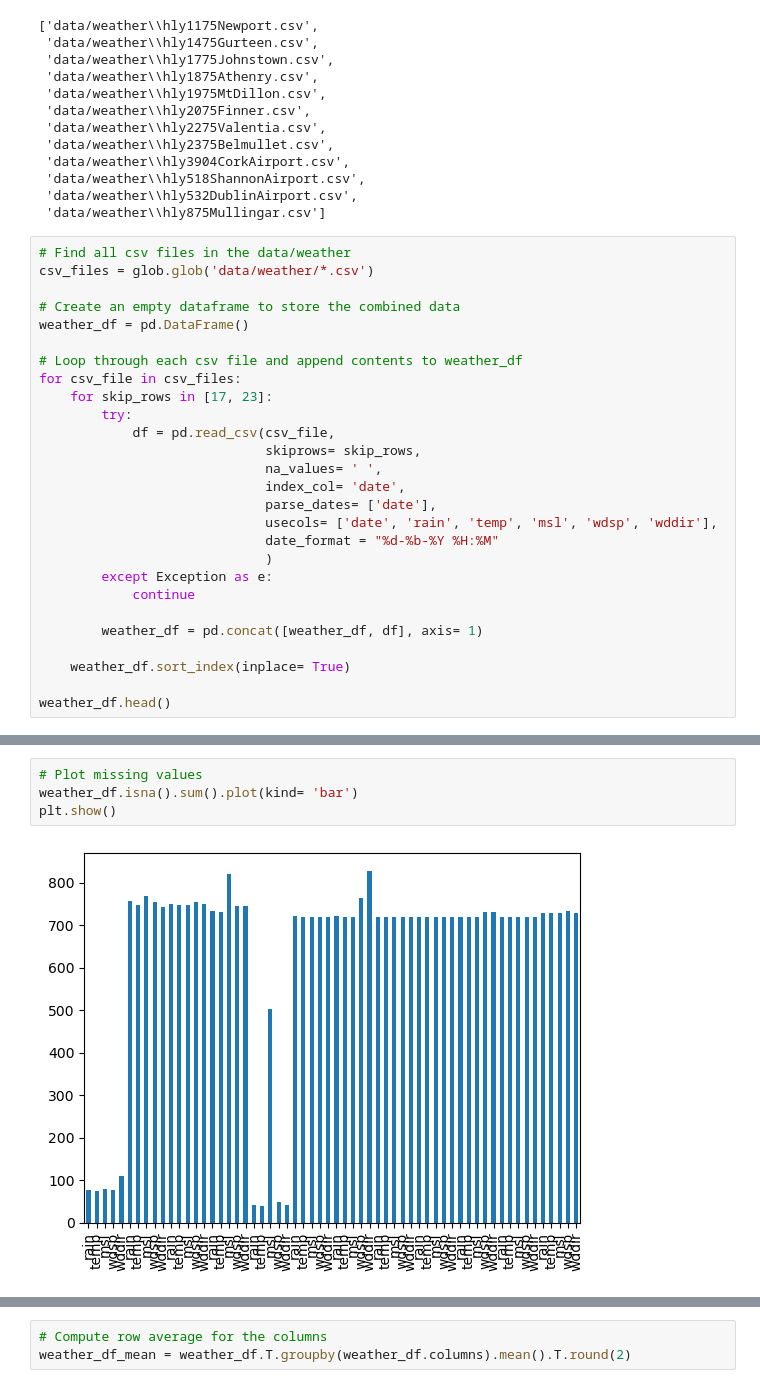
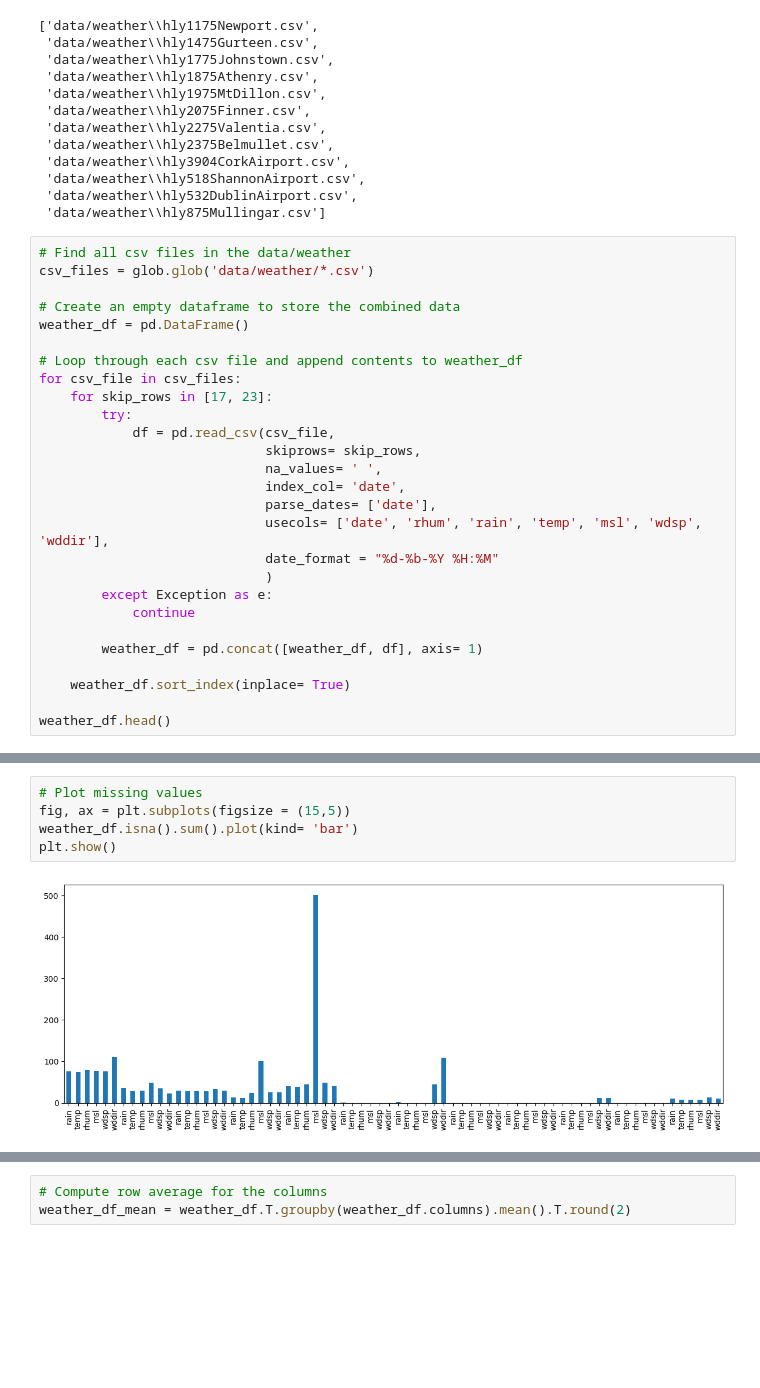
Before and after one commit to IreneKilgannon/PFDA, a Jupyter notebook: PFDA-project/clean_weather.ipynb, the cells around one changed output, grey strips where cells are left out. Cells and saved outputs as stored; diff of their text form; blank space fills up the shorter version.

```diff
--- a/PFDA-project/clean_weather.ipynb
+++ b/PFDA-project/clean_weather.ipynb
@@ -39,7 +46,7 @@ for csv_file in csv_files:
                              na_values= ' ',
                              index_col= 'date',
                              parse_dates= ['date'],
-                             usecols= ['date', 'rain', 'temp', 'msl', 'wdsp', 'wddir'],
+                             usecols= ['date', 'rhum', 'rain', 'temp', 'msl', 'wdsp', 'wddir'],
                              date_format = "%d-%b-%Y %H:%M"
                              )
         except Exception as e:
@@ -151,6 +153,7 @@ null_data
 # %%
 # Plot missing values
+fig, ax = plt.subplots(figsize = (15,5))
 weather_df.isna().sum().plot(kind= 'bar')
 plt.show()
 # %% [output]
-[figure, old version]
+[figure, new version]
```
Also changed, not shown: parts of 31 cells of this notebook, 15 other files.
